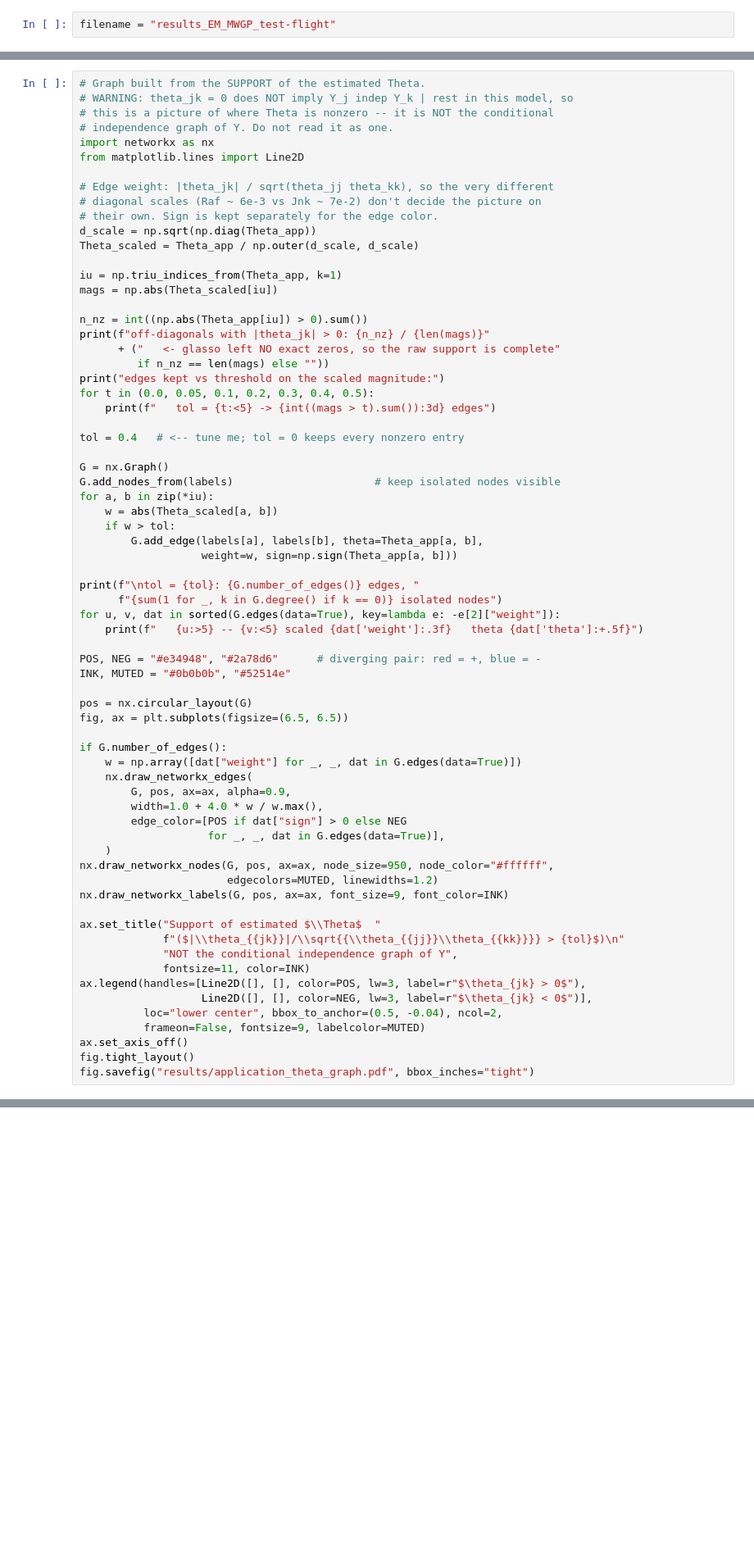
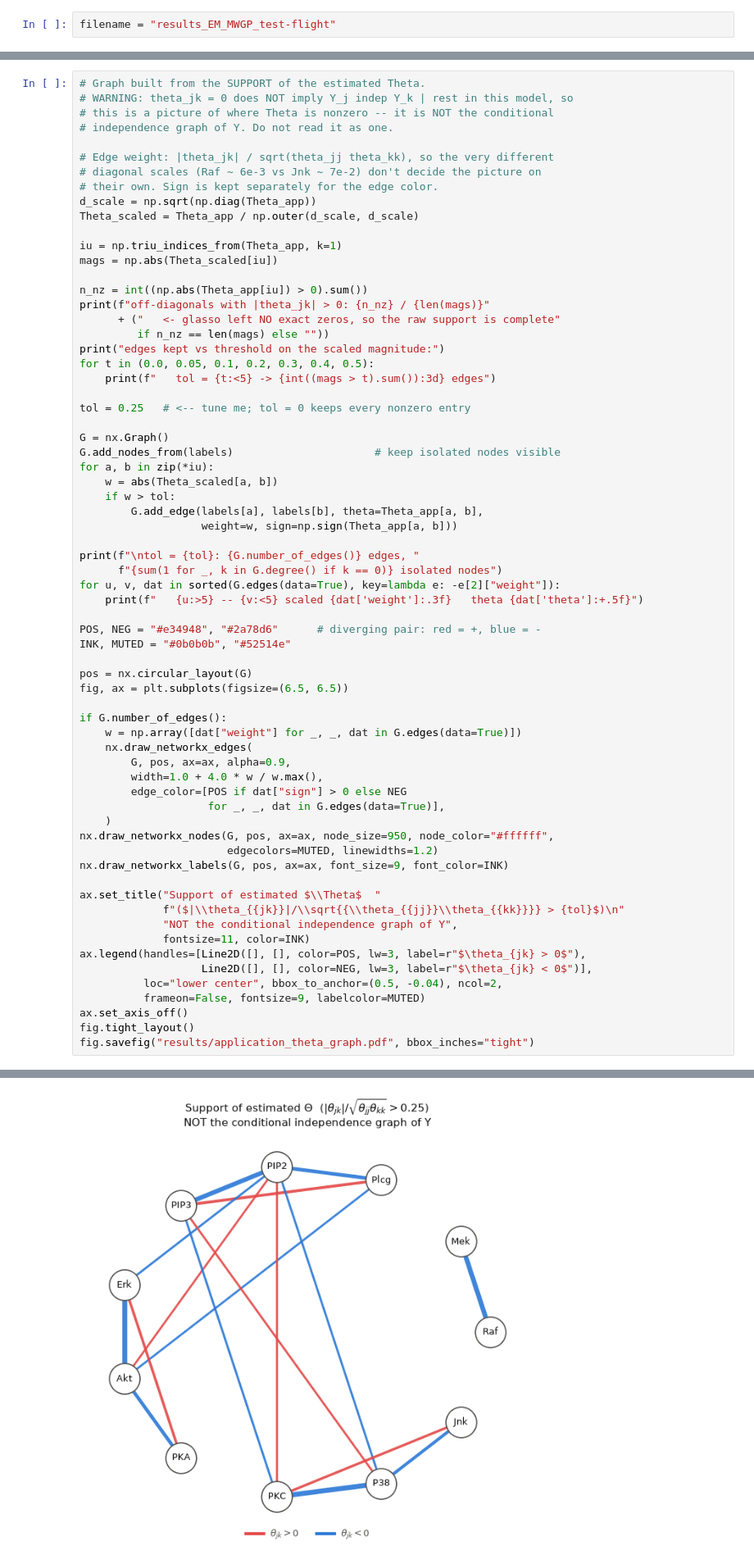
Before and after one commit to sahitidoke/asym-model-simulation, a Jupyter notebook: visualization.ipynb, the cells around one changed output, grey strips where cells are left out. Shown at 82% size. Cells and saved outputs as stored; diff of their text form; blank space fills up the shorter version.

```diff
--- a/visualization.ipynb
+++ b/visualization.ipynb
@@ -122,8 +138,6 @@ display(
 # WARNING: theta_jk = 0 does NOT imply Y_j indep Y_k | rest in this model, so
 # this is a picture of where Theta is nonzero -- it is NOT the conditional
 # independence graph of Y. Do not read it as one.
-import networkx as nx
-from matplotlib.lines import Line2D
 
 # Edge weight: |theta_jk| / sqrt(theta_jj theta_kk), so the very different
 # diagonal scales (Raf ~ 6e-3 vs Jnk ~ 7e-2) don't decide the picture on
@@ -142,7 +156,7 @@ print("edges kept vs threshold on the scaled magnitude:")
 for t in (0.0, 0.05, 0.1, 0.2, 0.3, 0.4, 0.5):
     print(f"   tol = {t:<5} -> {int((mags > t).sum()):3d} edges")
 
-tol = 0.4   # <-- tune me; tol = 0 keeps every nonzero entry
+tol = 0.25   # <-- tune me; tol = 0 keeps every nonzero entry
 
 G = nx.Graph()
 G.add_nodes_from(labels)                      # keep isolated nodes visible
@@ -186,3 +200,4 @@ ax.legend(handles=[Line2D([], [], color=POS, lw=3, label=r"$\theta_{jk} > 0$"),
 ax.set_axis_off()
 fig.tight_layout()
 fig.savefig("results/application_theta_graph.pdf", bbox_inches="tight")
+# %% [output]
@@ -188,0 +221 @@ fig.savefig("results/application_theta_graph.pdf", bbox_inches="tight")
+[figure, added]
```
Also changed, not shown: parts of 3 cells of this notebook, 4 other files.
